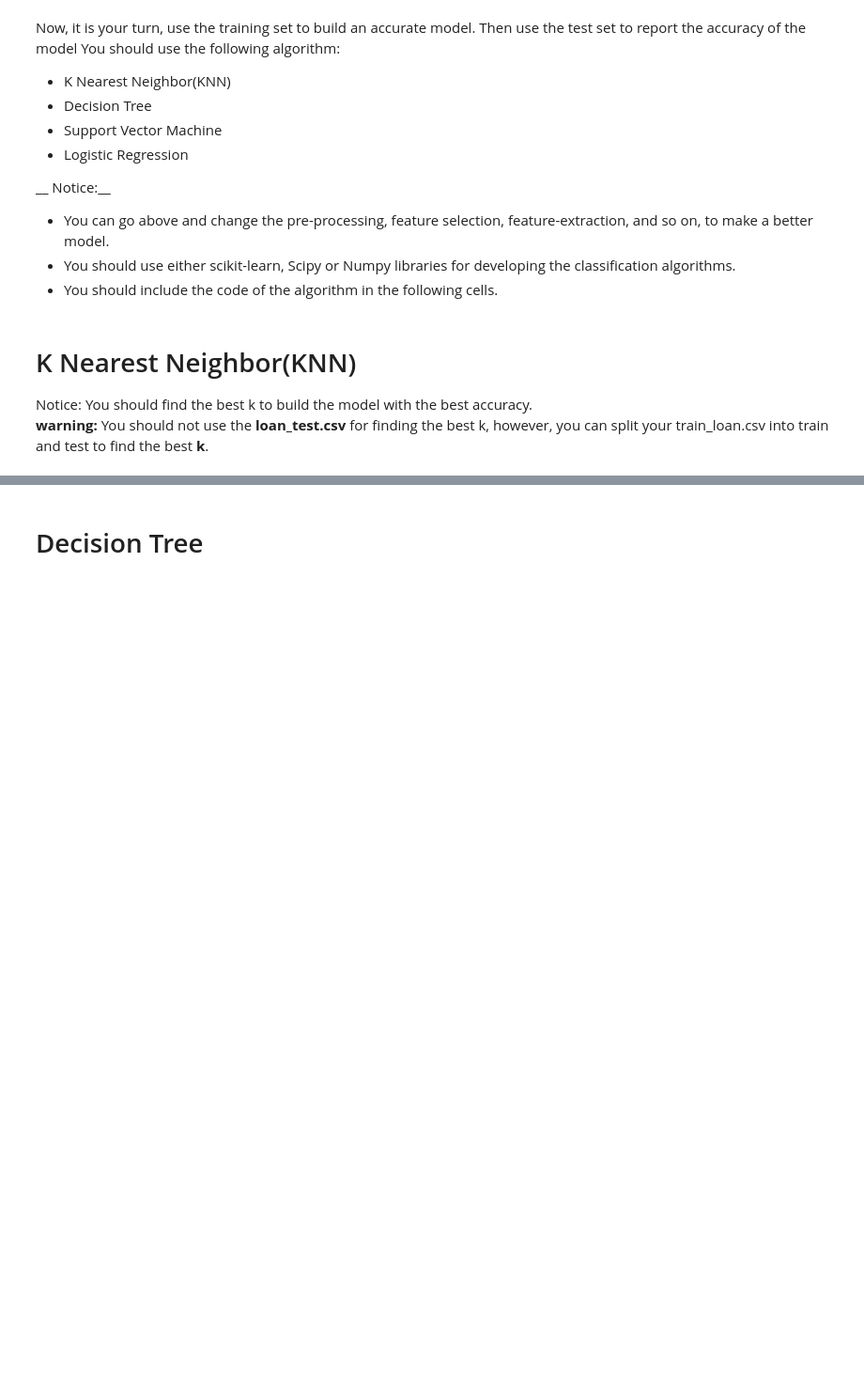
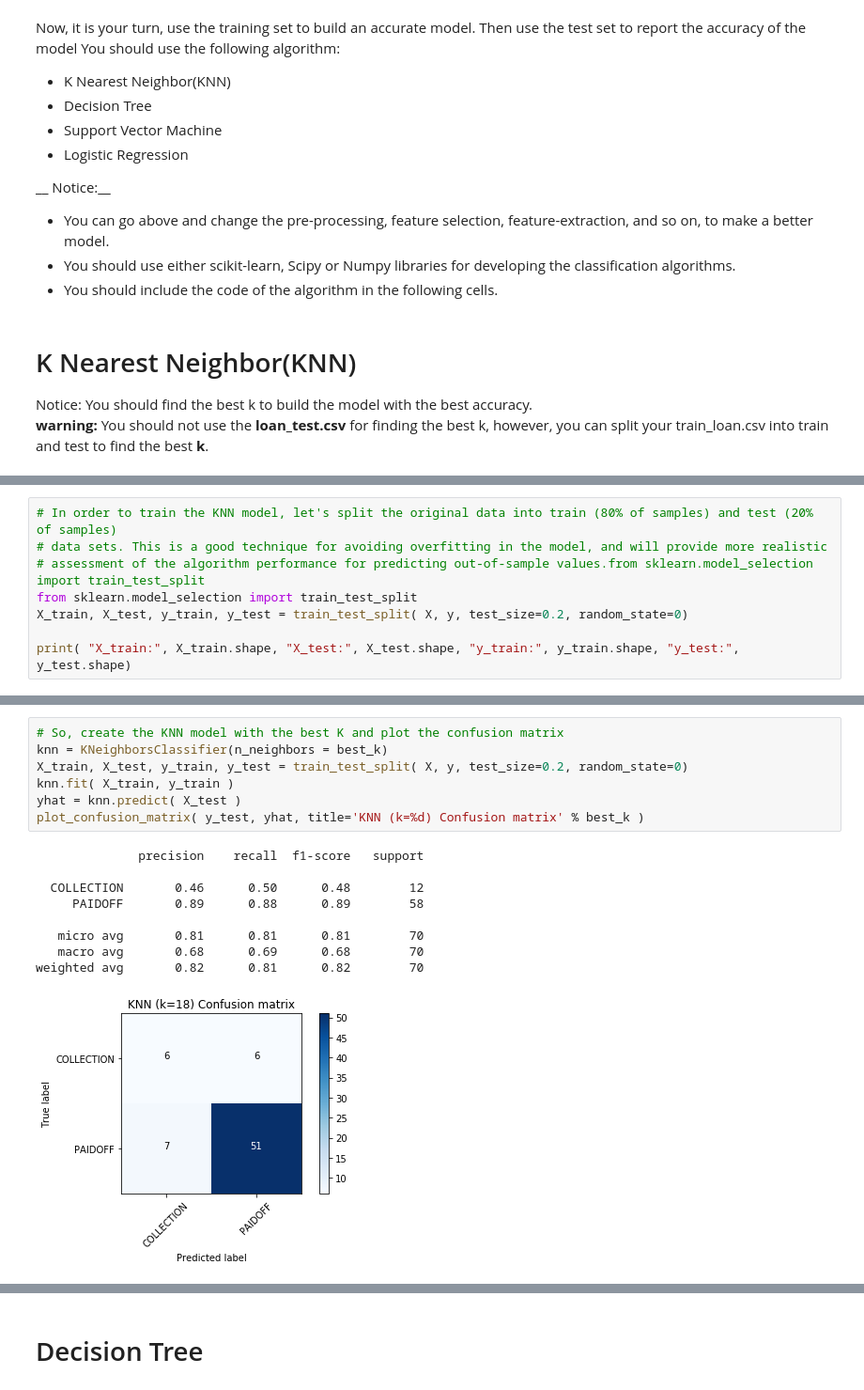
Before and after one commit to rcmtavares/coursera-capstone-project, a Jupyter notebook: ML0101EN final project.ipynb, the cells around one changed output, grey strips where cells are left out. Shown at 94% size. Saved outputs shown, nothing was run; the diff lists cells and outputs as text; blank space fills up the shorter version.

```diff
--- a/ML0101EN final project.ipynb
+++ b/ML0101EN final project.ipynb
@@ -331,0 +311,8 @@ results
+# %%
+# In order to train the KNN model, let's split the original data into train (80% of samples) and test (20% of samples)
+# data sets. This is a good technique for avoiding overfitting in the model, and will provide more realistic
+# assessment of the algorithm performance for predicting out-of-sample values.from sklearn.model_selection import train_test_split
+from sklearn.model_selection import train_test_split
+X_train, X_test, y_train, y_test = train_test_split( X, y, test_size=0.2, random_state=0)
+
+print( "X_train:", X_train.shape, "X_test:", X_test.shape, "y_train:", y_train.shape, "y_test:", y_test.shape)
@@ -360,0 +411,17 @@ KNeighborsClassifier(algorithm='auto', leaf_size=30, metric='minkowski',
+# %%
+# So, create the KNN model with the best K and plot the confusion matrix
+knn = KNeighborsClassifier(n_neighbors = best_k)
+X_train, X_test, y_train, y_test = train_test_split( X, y, test_size=0.2, random_state=0)
+knn.fit( X_train, y_train )
+yhat = knn.predict( X_test )
+plot_confusion_matrix( y_test, yhat, title='KNN (k=%d) Confusion matrix' % best_k )
+# %% [output]
+              precision    recall  f1-score   support
+
+  COLLECTION       0.46      0.50      0.48        12
+     PAIDOFF       0.89      0.88      0.89        58
+
+   micro avg       0.81      0.81      0.81        70
+   macro avg       0.68      0.69      0.68        70
+weighted avg       0.82      0.81      0.82        70
+[figure, added]
```
Also changed, not shown: parts of 28 cells of this notebook.
